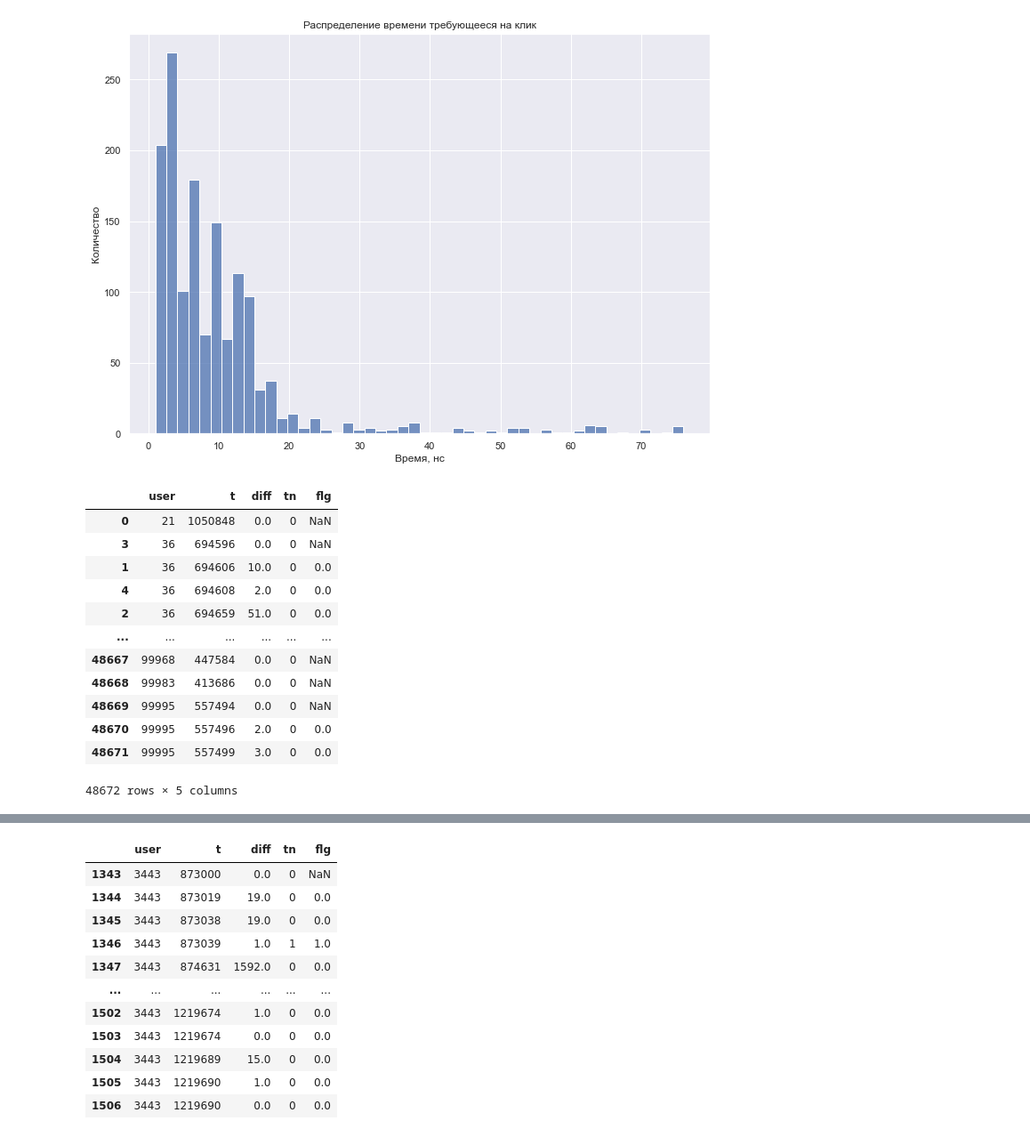
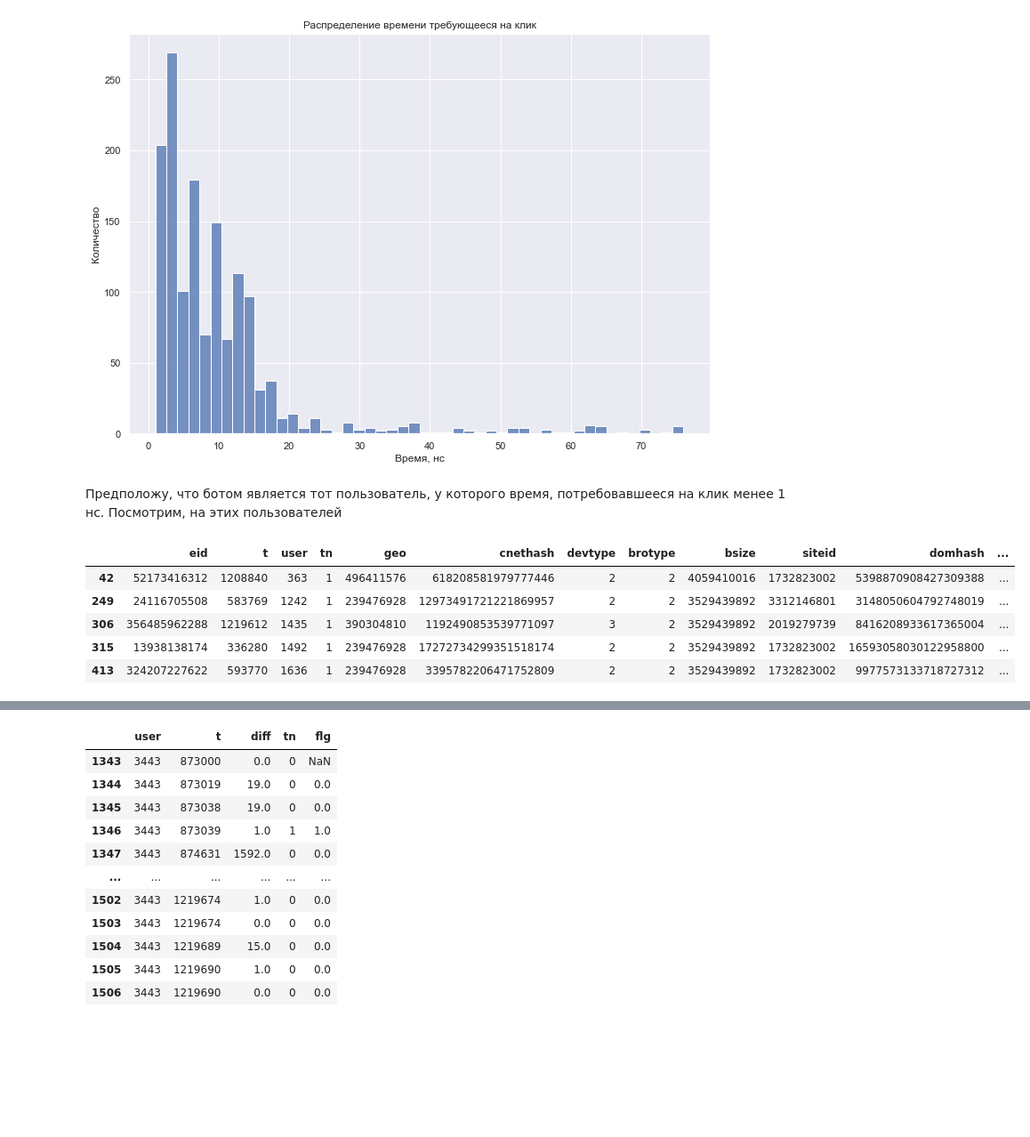
Before and after one commit to AlexeyKurlevsky/traffic-analysis, a Jupyter notebook: notebooks/1. First review.ipynb, the cells around one changed output, grey strips where cells are left out. Shown: that part at 89% size. Drawn from its saved outputs; the diff is of its cells as text; code cells hidden in the pictures; blank space fills up the shorter version.

```diff
--- a/notebooks/1. First review.ipynb
+++ b/notebooks/1. First review.ipynb
@@ -152,25 +150,12 @@ scaler = StandardScaler()
-# %%
-def masscenter(ser: pd.Series, df: pd.DataFrame, delta=1):
-    df_roll = df.loc[ser.index]
-    t = df_roll['t'].values
-    tn = df_roll['tn'].values
-    if (tn[0] == 0 and tn[1] == 1):
-        return t[1] - t[0]
-    return 0
-
-df_sort['flg'] = df_sort.groupby(by=['user'], as_index=False)['tn'].rolling(window=2).apply(lambda x: 1 if x.iloc[1] == 1 and x.iloc[0] == 0 else 0).values
-df_sort[['user', 't', 'diff', 'tn', 'flg']]
-# %% [output]
-|  | user | t | diff | tn | flg |
-| 0 | 21 | 1050848 | 0.0 | 0 | NaN |
-| 3 | 36 | 694596 | 0.0 | 0 | NaN |
-| 1 | 36 | 694606 | 10.0 | 0 | 0.0 |
-| 4 | 36 | 694608 | 2.0 | 0 | 0.0 |
-| 2 | 36 | 694659 | 51.0 | 0 | 0.0 |
-| ... | ... | ... | ... | ... | ... |
-| 48667 | 99968 | 447584 | 0.0 | 0 | NaN |
-| 48668 | 99983 | 413686 | 0.0 | 0 | NaN |
-| 48669 | 99995 | 557494 | 0.0 | 0 | NaN |
-| 48670 | 99995 | 557496 | 2.0 | 0 | 0.0 |
-| 48671 | 99995 | 557499 | 3.0 | 0 | 0.0 |
-48672 rows × 5 columns
+# %% [markdown]
+Предположу, что ботом является тот пользователь, у которого время, потребовавшееся на клик менее 1 нс. Посмотрим, на этих пользователей
+# %%
+users_bot = df_user_click[df_user_click['duration'] <= 5]
+users_bot.head()
+# %% [output]
+|  | eid | t | user | tn | geo | cnethash | devtype | brotype | bsize | siteid | domhash | ... |
+| 42 | 52173416312 | 1208840 | 363 | 1 | 496411576 | 618208581979777446 | 2 | 2 | 4059410016 | 1732823002 | 5398870908427309388 | ... |
+| 249 | 24116705508 | 583769 | 1242 | 1 | 239476928 | 12973491721221869957 | 2 | 2 | 3529439892 | 3312146801 | 3148050604792748019 | ... |
+| 306 | 356485962288 | 1219612 | 1435 | 1 | 390304810 | 1192490853539771097 | 3 | 2 | 3529439892 | 2019279739 | 8416208933617365004 | ... |
+| 315 | 13938138174 | 336280 | 1492 | 1 | 239476928 | 17272734299351518174 | 2 | 2 | 3529439892 | 1732823002 | 16593058030122958800 | ... |
+| 413 | 324207227622 | 593770 | 1636 | 1 | 239476928 | 3395782206471752809 | 2 | 2 | 3529439892 | 1732823002 | 9977573133718727312 | ... |
```
Also changed, not shown: parts of 7 cells of this notebook.
